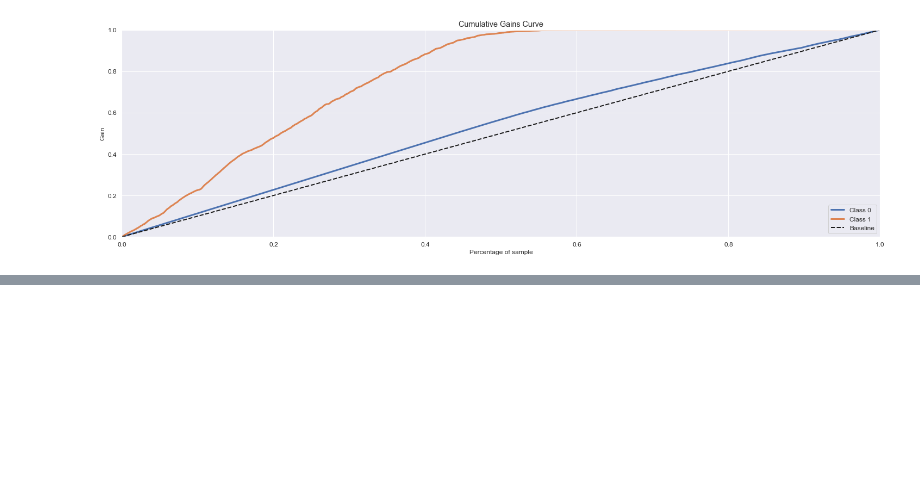
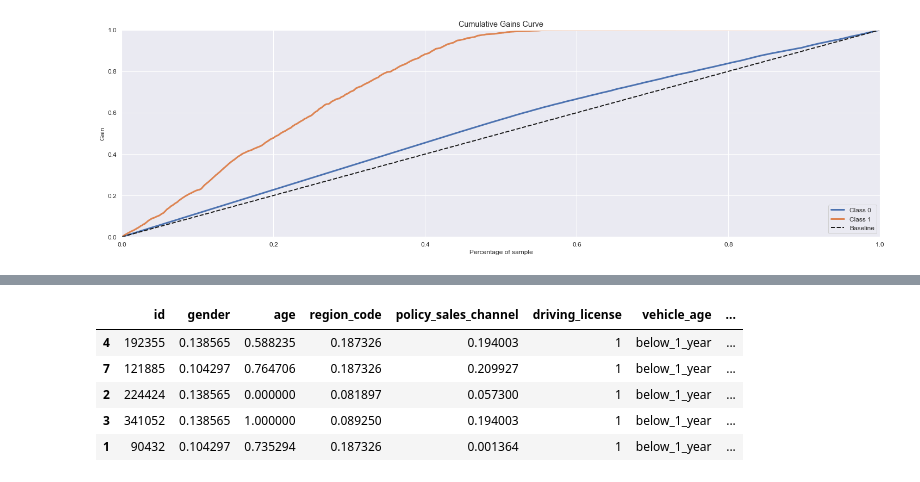
Before and after one commit to Lucas-Okamura/Health-Insurance-Cross-Sell, a Jupyter notebook: Health_Insurance_Cross_Sell.ipynb, the cells around one changed output, grey strips where cells are left out. Saved outputs shown, nothing was run; the diff lists cells and outputs as text; code cells hidden in the pictures; blank space fills up the shorter version.

```diff
--- a/Health_Insurance_Cross_Sell.ipynb
+++ b/Health_Insurance_Cross_Sell.ipynb
@@ -970,0 +1114,3 @@ recall_at_50
+# %%
+# convert dataframe to json
+data = json.dumps(df_test.to_dict(orient = 'records'))
@@ -970,0 +1133,10 @@ recall_at_50
+# %%
+d1 = pd.DataFrame(r.json(), columns = r.json()[0].keys())
+d1.sort_values('prediction', ascending = False).head()
+# %% [output]
+|  | id | gender | age | region_code | policy_sales_channel | driving_license | vehicle_age | ... |
+| 4 | 192355 | 0.138565 | 0.588235 | 0.187326 | 0.194003 | 1 | below_1_year | ... |
+| 7 | 121885 | 0.104297 | 0.764706 | 0.187326 | 0.209927 | 1 | below_1_year | ... |
+| 2 | 224424 | 0.138565 | 0.000000 | 0.081897 | 0.057300 | 1 | below_1_year | ... |
+| 3 | 341052 | 0.138565 | 1.000000 | 0.089250 | 0.194003 | 1 | below_1_year | ... |
+| 1 | 90432 | 0.104297 | 0.735294 | 0.187326 | 0.001364 | 1 | below_1_year | ... |
```
Also changed, not shown: parts of 45 cells of this notebook, 13 other files.
